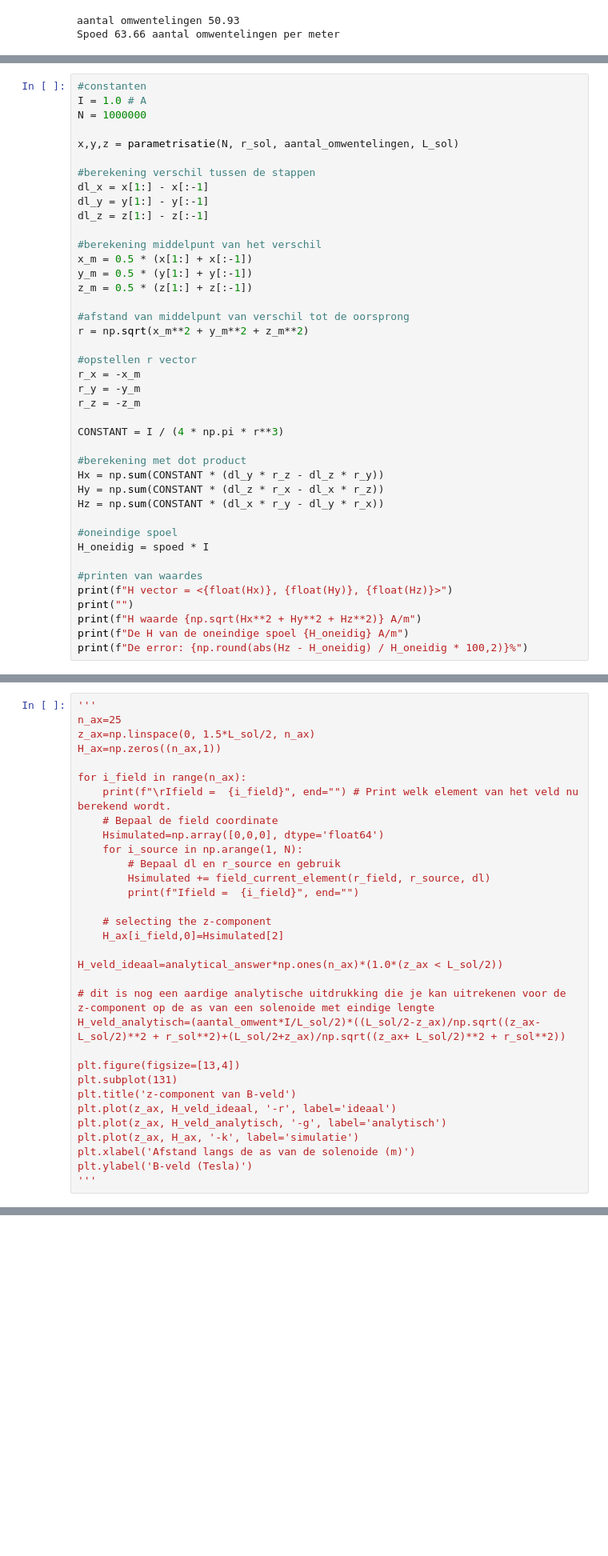
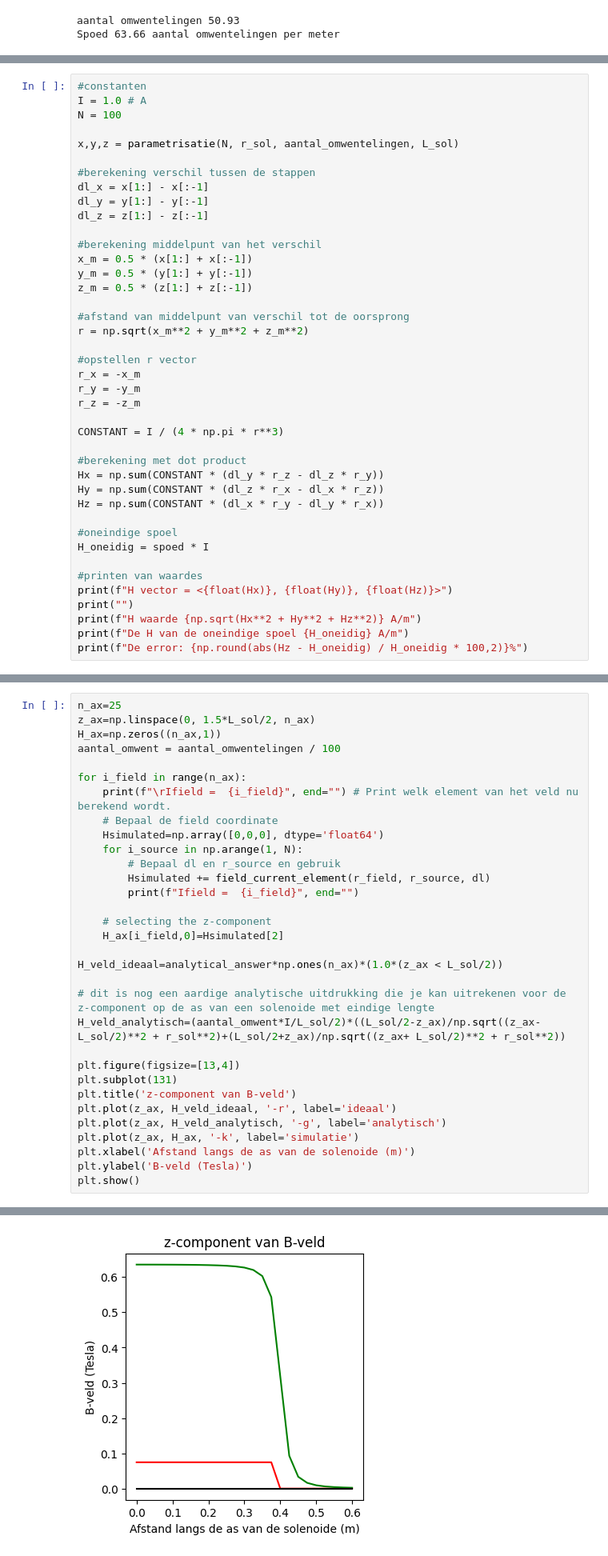
Before and after one commit to thaak123/THAAK-opdrachten-DEF-D, a Jupyter notebook: 2KrachtactuatorOpdracht/2KrachtactuatorOpdracht/KrachtactuatorOpdracht.ipynb, the cells around one changed output, grey strips where cells are left out. Shown at 80% size. Saved outputs shown, nothing was run; the diff lists cells and outputs as text; blank space fills up the shorter version.

```diff
--- a/2KrachtactuatorOpdracht/2KrachtactuatorOpdracht/KrachtactuatorOpdracht.ipynb
+++ b/2KrachtactuatorOpdracht/2KrachtactuatorOpdracht/KrachtactuatorOpdracht.ipynb
@@ -556,7 +558,7 @@ Bereken het veld in het midden van de solenoide en vergelijk het met het analyti
 # %%
 #constanten
 I = 1.0 # A
-N = 1000000
+N = 100
 
 x,y,z = parametrisatie(N, r_sol, aantal_omwentelingen, L_sol)
 
@@ -608,10 +610,10 @@ Omdat onze solenoide niet oneindig lang is zal het veld in de solenoide niet uni
 
 Bereken de $z$-component van het $\mathbf{H}$-veld op de as van de solenoide over het interval $z \in [0, 1.5L_s]$ in 25 stappen. Je moet nu dus op elk veld-punt met behulp Biot-Savart de bijdragen van alle stroomelementen integreren. Maak een grafiek van de $z$-component van het $\mathbf{H}$-veld tegen $z$.
 # %%
-'''
 n_ax=25
 z_ax=np.linspace(0, 1.5*L_sol/2, n_ax)
 H_ax=np.zeros((n_ax,1))
+aantal_omwent = aantal_omwentelingen / 100
 
 for i_field in range(n_ax):
     print(f"\rIfield =  {i_field}", end="") # Print welk element van het veld nu berekend wordt.
@@ -638,5 +640,5 @@ plt.plot(z_ax, H_veld_analytisch, '-g', label='analytisch')
 plt.plot(z_ax, H_ax, '-k', label='simulatie')
 plt.xlabel('Afstand langs de as van de solenoide (m)')
 plt.ylabel('B-veld (Tesla)')
-'''
+plt.show()
 # %% [output]
@@ -644,3 +646,4 @@ plt.ylabel('B-veld (Tesla)')
+[figure, added]
 # %% [markdown]
 We gaan de solenoide nu gebruiken voor onze krachtactuator. Daarvoor gaan we opnieuw de energie in het magnetisch veld berekenen, maar nu met het numerieke resultaat voor een eindige lengte solenoide. We gaan hier nu een aantal aannames maken:
 * We nemen aan het veld alleen een $z$-component heeft en niet afhangt van de afstand tot de solenoide as
```
Also changed, not shown: parts of 4 cells of this notebook.
